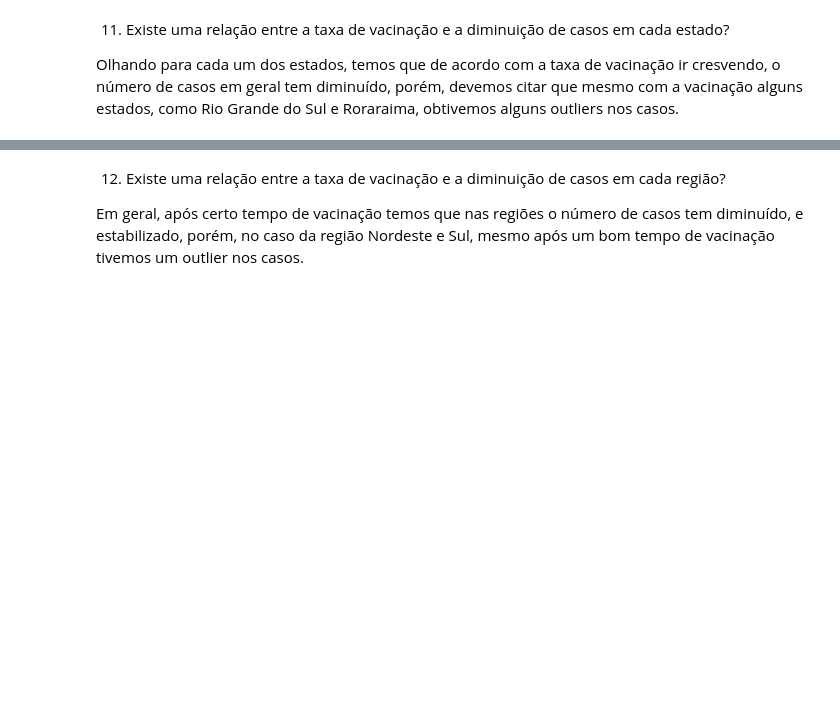
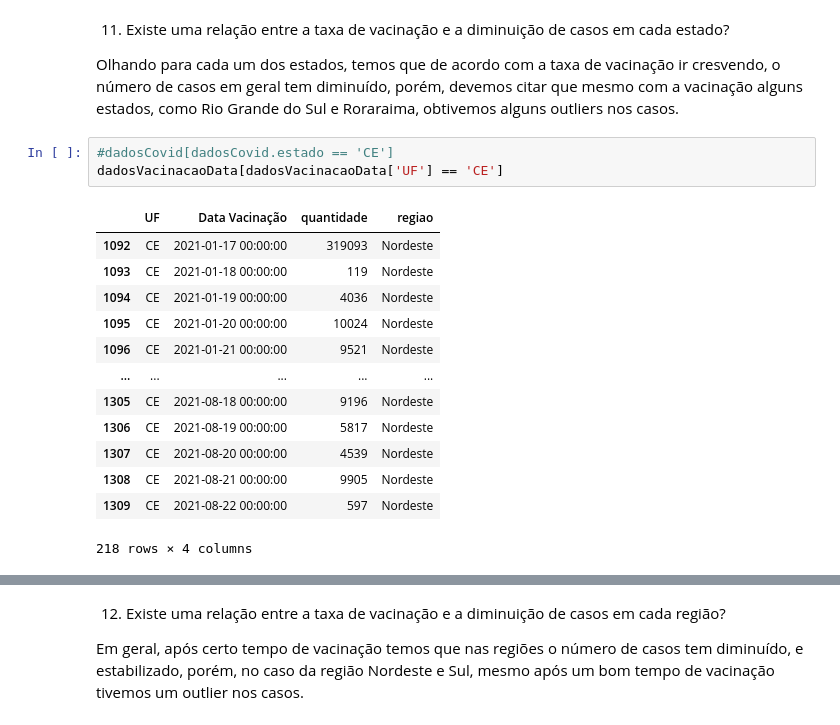
Before and after one commit to stardotwav/BrasilEmDados, a Jupyter notebook: AnaliseExtracaoConhecimento.ipynb, the cells around one changed output, grey strips where cells are left out. Saved outputs shown, nothing was run; the diff lists cells and outputs as text; blank space fills up the shorter version.

```diff
--- a/AnaliseExtracaoConhecimento.ipynb
+++ b/AnaliseExtracaoConhecimento.ipynb
@@ -203,6 +215,23 @@ print("⚪ A REgião com a Maior Taxa de Vacinação pela População, levando e
 11. Existe uma relação entre a taxa de vacinação e a diminuição de casos em cada estado?
 
 Olhando para cada um dos estados, temos que de acordo com a taxa de vacinação ir cresvendo, o número de casos em geral tem diminuído, porém, devemos citar que mesmo com a vacinação alguns estados, como Rio Grande do Sul e Roraraima, obtivemos alguns outliers nos casos.
+# %%
+#dadosCovid[dadosCovid.estado == 'CE']
+dadosVacinacaoData[dadosVacinacaoData['UF'] == 'CE']
+# %% [output]
+|  | UF | Data Vacinação | quantidade | regiao |
+| 1092 | CE | 2021-01-17 00:00:00 | 319093 | Nordeste |
+| 1093 | CE | 2021-01-18 00:00:00 | 119 | Nordeste |
+| 1094 | CE | 2021-01-19 00:00:00 | 4036 | Nordeste |
+| 1095 | CE | 2021-01-20 00:00:00 | 10024 | Nordeste |
+| 1096 | CE | 2021-01-21 00:00:00 | 9521 | Nordeste |
+| ... | ... | ... | ... | ... |
+| 1305 | CE | 2021-08-18 00:00:00 | 9196 | Nordeste |
+| 1306 | CE | 2021-08-19 00:00:00 | 5817 | Nordeste |
+| 1307 | CE | 2021-08-20 00:00:00 | 4539 | Nordeste |
+| 1308 | CE | 2021-08-21 00:00:00 | 9905 | Nordeste |
+| 1309 | CE | 2021-08-22 00:00:00 | 597 | Nordeste |
+218 rows × 4 columns
 # %%
 estados =  dadosVacinacaoData['UF'].unique()
 plt.rcParams['figure.figsize'] = [30, 20]
```
Also changed, not shown: parts of 8 cells of this notebook.
